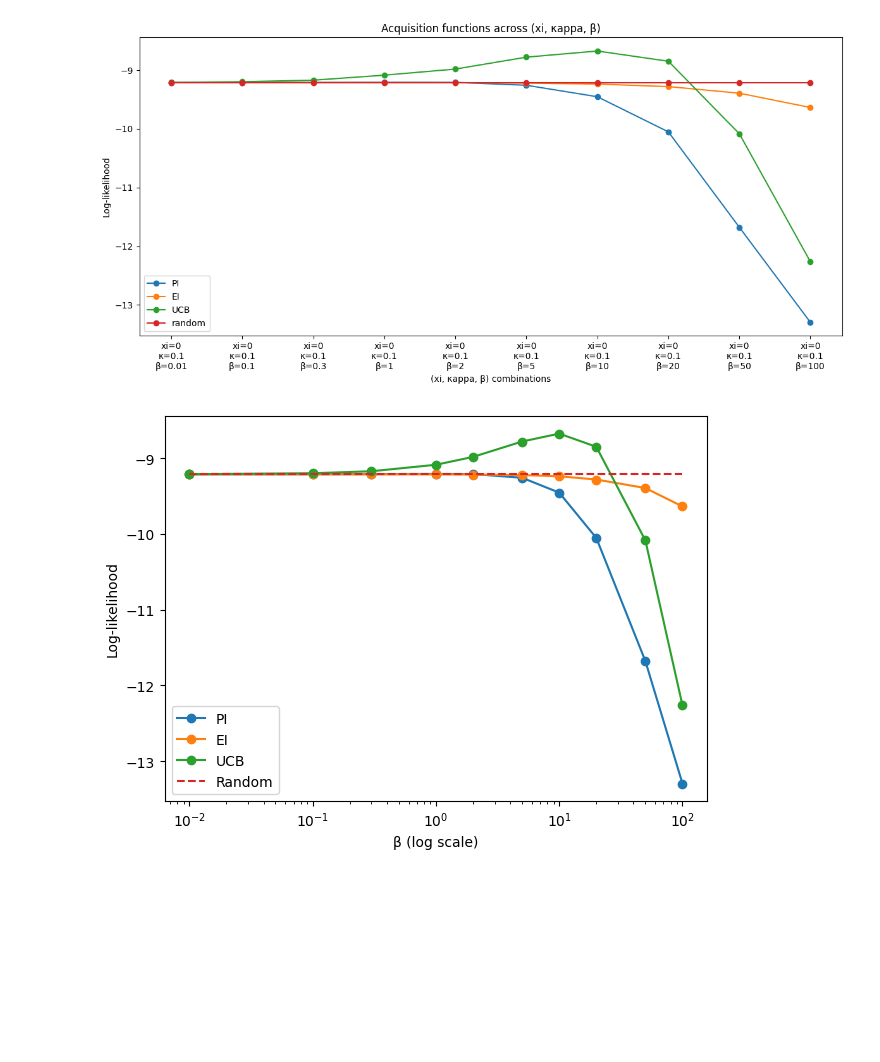
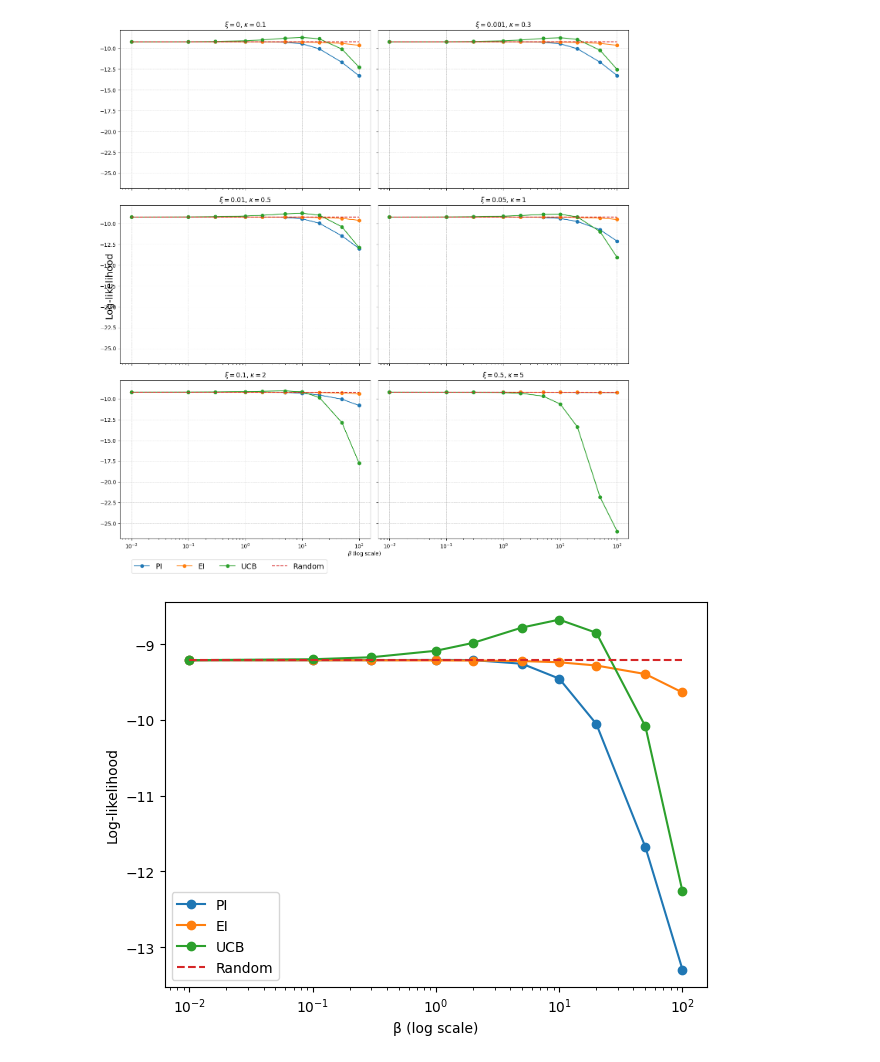
Before and after one commit to JulieTTNguyen/Group-24-Bayesian-Optimization, a Jupyter notebook: data_analysis/plots.ipynb, the cells around one changed output. Cells and saved outputs as stored; diff of their text form; code cells hidden in the pictures; blank space fills up the shorter version.

Commit message:
Additional plot added

```diff
--- a/data_analysis/plots.ipynb
+++ b/data_analysis/plots.ipynb
@@ -2,72 +2,63 @@
 import json
 import re
 import pandas as pd
-import numpy as np
 import matplotlib.pyplot as plt
-import seaborn as sns
 
+# ---- Load file ----
 with open("../final_results.json", "r") as f:
     res = json.load(f)
 
+# ---- Flatten data ----
 rows = []
-
 for key, lst in res.items():
-    # key format: "xi=0_kappa=0.1"
     m = re.match(r"xi=([^_]+)_kappa=([^_]+)", key)
     xi = float(m.group(1))
     kappa = float(m.group(2))
-
     for d in lst:
         rows.append({
             "xi": xi,
             "kappa": kappa,
             "beta": float(d["beta"]),
             "ll_PI": float(d["ll_PI"]),
             "ll_EI": float(d["ll_EI"]),
             "ll_UCB": float(d["ll_UCB"]),
-            "random": float(d["Random"]),
+            "ll_random": float(d["Random"]),
         })
 
 df = pd.DataFrame(rows).sort_values(["xi", "kappa", "beta"]).reset_index(drop=True)
 
-df = df.head(10)
+# ---- Your 6 paired combinations (zip) ----
+xis = [0, 0.001, 0.01, 0.05, 0.1, 0.5]
+kappas = [0.1, 0.3, 0.5, 1, 2, 5]
+pairs = list(zip(xis, kappas))  # (xi=0,k=0.1), (xi=0.001,k=0.3), ...
 
-# Create x-axis labels
-df["label"] = df.apply(
-    lambda r: f"xi={r.xi:g}\nκ={r.kappa:g}\nβ={r.beta:g}",
-    axis=1
-)
+# ---- 2x3 grid for 6 plots ----
+fig, axes = plt.subplots(3, 2, figsize=(14, 14), sharex=True, sharey=True)
+axes = axes.flatten()
 
-# Find separators between (xi,kappa) groups
-group_key = df[["xi", "kappa"]].apply(lambda r: f"{r.xi}_{r.kappa}", axis=1)
-separators = [
-    i - 0.5 for i in range(1, len(df))
-    if group_key.iloc[i] != group_key.iloc[i - 1]
-]
+for ax, (xi, kappa) in zip(axes, pairs):
+    g = df[(df["xi"] == xi) & (df["kappa"] == kappa)].sort_values("beta")
 
-# ---- Plot ----
-x = np.arange(len(df))
+    ax.plot(g["beta"], g["ll_PI"], marker="o", label="PI")
+    ax.plot(g["beta"], g["ll_EI"], marker="o", label="EI")
+    ax.plot(g["beta"], g["ll_UCB"], marker="o", label="UCB")
+    ax.plot(g["beta"], g["ll_random"], linestyle="--", label="Random")
 
-plt.figure(figsize=(max(12, len(df) * 0.5), 6))
+    ax.set_xscale("log")
+    ax.set_title(f"$\\xi={xi}$, $\\kappa={kappa}$")
+    ax.grid(True, linestyle="--", linewidth=0.5)
 
-plt.plot(x, df["ll_PI"], marker="o", label="PI")
-plt.plot(x, df["ll_EI"], marker="o", label="EI")
-plt.plot(x, df["ll_UCB"], marker="o", label="UCB")
-plt.plot(x, df["random"], marker="o", label="random")  # <-- new line
+# Common labels + one legend
+fig.text(0.5, 0, "$\\beta$ (log scale)", ha="center")
+fig.text(0.02, 0.5, "Log-likelihood", va="center", rotation="vertical")
 
-# Vertical lines between (xi,kappa) blocks
-for s in separators:
-    plt.axvline(s, linestyle="--", linewidth=1)
+handles, labels = axes[0].get_legend_handles_labels()
+fig.legend(handles, labels, loc="lower center", ncol=4, bbox_to_anchor=(0.25, -0.04), fontsize=14)
 
-plt.xticks(x, df["label"])
-plt.xlabel("(xi, κappa, β) combinations")
-plt.ylabel("Log-likelihood")
-plt.title("Acquisition functions across (xi, κappa, β)")
-plt.legend()
 plt.tight_layout()
 plt.show()
 # %% [output]
-[figure, old version]
+[figure, new version]
 # %%
 subset = df[(df["xi"]==0) & (df["kappa"]==0.1)]
 
```
